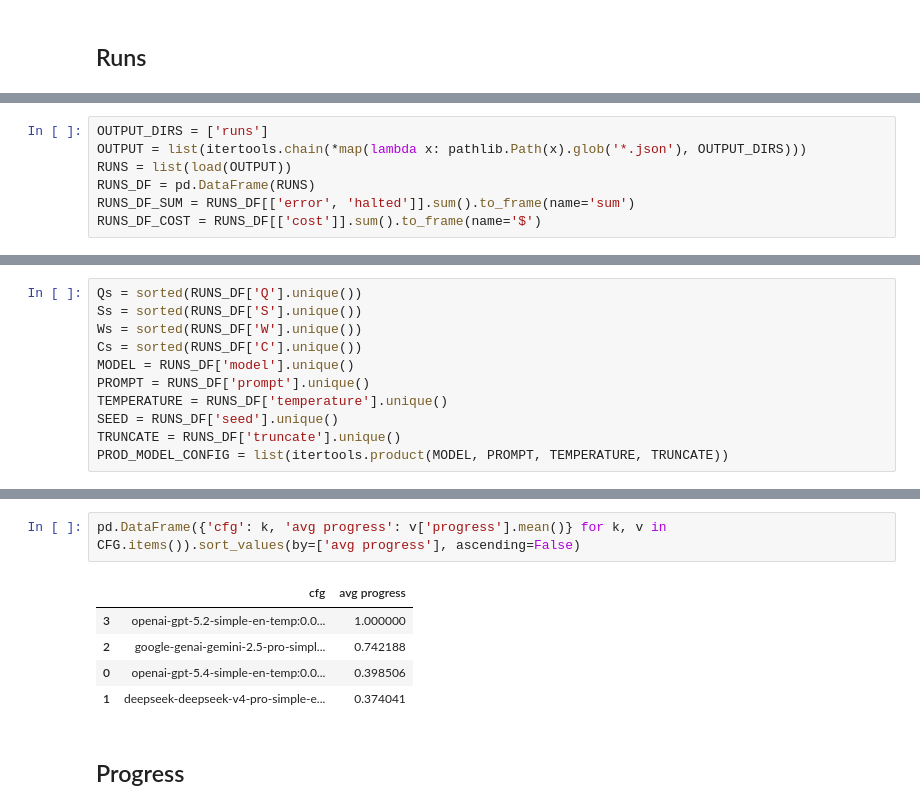
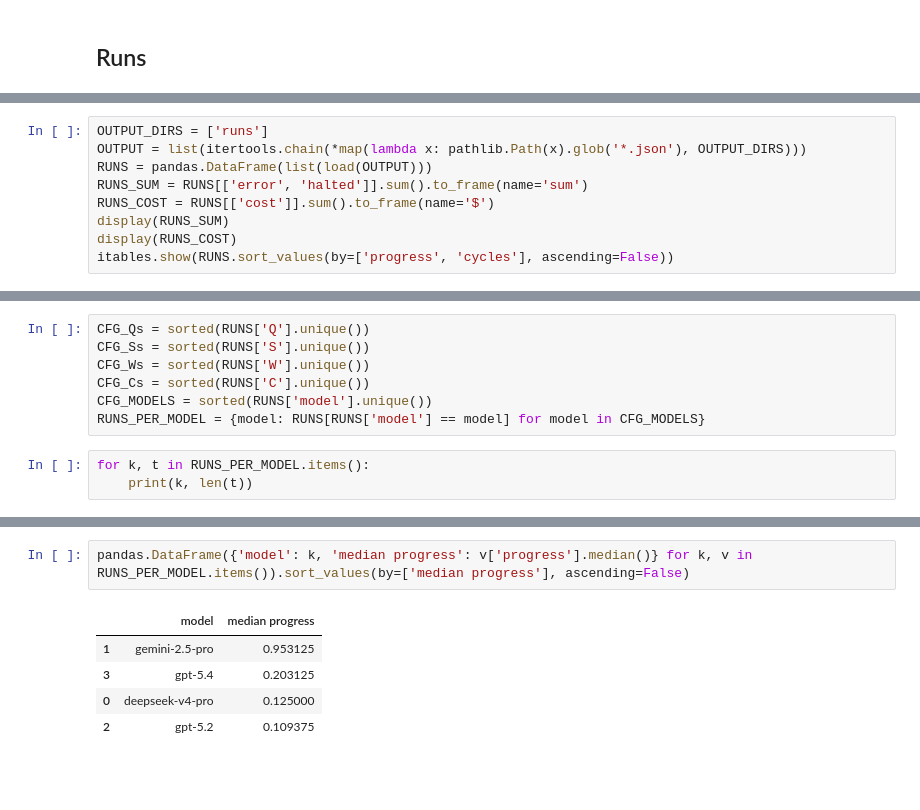
Before and after one commit to PUC-Behring-Institute-for-AI/umllm, a Jupyter notebook: evaluations/plot.ipynb, the cells around one changed output, grey strips where cells are left out. Cells and saved outputs as stored; diff of their text form; blank space fills up the shorter version.

```diff
--- a/evaluations/plot.ipynb
+++ b/evaluations/plot.ipynb
@@ -76,7 +79,9 @@ def load(runs):
 # %%
 OUTPUT_DIRS = ['runs']
 OUTPUT = list(itertools.chain(*map(lambda x: pathlib.Path(x).glob('*.json'), OUTPUT_DIRS)))
-RUNS = list(load(OUTPUT))
-RUNS_DF = pd.DataFrame(RUNS)
-RUNS_DF_SUM = RUNS_DF[['error', 'halted']].sum().to_frame(name='sum')
-RUNS_DF_COST = RUNS_DF[['cost']].sum().to_frame(name='$')
+RUNS = pandas.DataFrame(list(load(OUTPUT)))
+RUNS_SUM = RUNS[['error', 'halted']].sum().to_frame(name='sum')
+RUNS_COST = RUNS[['cost']].sum().to_frame(name='$')
+display(RUNS_SUM)
+display(RUNS_COST)
+itables.show(RUNS.sort_values(by=['progress', 'cycles'], ascending=False))
@@ -88,11 +97,10 @@ show(RUNS_DF.sort_values(by=['progress', 'cycles'], ascending=False))
 # %%
-Qs = sorted(RUNS_DF['Q'].unique())
-Ss = sorted(RUNS_DF['S'].unique())
-Ws = sorted(RUNS_DF['W'].unique())
-Cs = sorted(RUNS_DF['C'].unique())
-MODEL = RUNS_DF['model'].unique()
-PROMPT = RUNS_DF['prompt'].unique()
-TEMPERATURE = RUNS_DF['temperature'].unique()
-SEED = RUNS_DF['seed'].unique()
-TRUNCATE = RUNS_DF['truncate'].unique()
-PROD_MODEL_CONFIG = list(itertools.product(MODEL, PROMPT, TEMPERATURE, TRUNCATE))
+CFG_Qs = sorted(RUNS['Q'].unique())
+CFG_Ss = sorted(RUNS['S'].unique())
+CFG_Ws = sorted(RUNS['W'].unique())
+CFG_Cs = sorted(RUNS['C'].unique())
+CFG_MODELS = sorted(RUNS['model'].unique())
+RUNS_PER_MODEL = {model: RUNS[RUNS['model'] == model] for model in CFG_MODELS}
+# %%
+for k, t in RUNS_PER_MODEL.items():
+    print(k, len(t))
@@ -115,10 +134,8 @@ CFG = getcfg()
 # %%
-pd.DataFrame({'cfg': k, 'avg progress': v['progress'].mean()} for k, v in CFG.items()).sort_values(by=['avg progress'], ascending=False)
+pandas.DataFrame({'model': k, 'median progress': v['progress'].median()} for k, v in RUNS_PER_MODEL.items()).sort_values(by=['median progress'], ascending=False)
 # %% [output]
-|  | cfg | avg progress |
-| 3 | openai-gpt-5.2-simple-en-temp:0.0... | 1.000000 |
-| 2 | google-genai-gemini-2.5-pro-simpl... | 0.742188 |
-| 0 | openai-gpt-5.4-simple-en-temp:0.0... | 0.398506 |
-| 1 | deepseek-deepseek-v4-pro-simple-e... | 0.374041 |
+|  | model | median progress |
+| 1 | gemini-2.5-pro | 0.953125 |
+| 3 | gpt-5.4 | 0.203125 |
+| 0 | deepseek-v4-pro | 0.125000 |
+| 2 | gpt-5.2 | 0.109375 |
-# %% [markdown]
-## Progress
```
Also changed, not shown: parts of 19 cells of this notebook, 1 other file.
